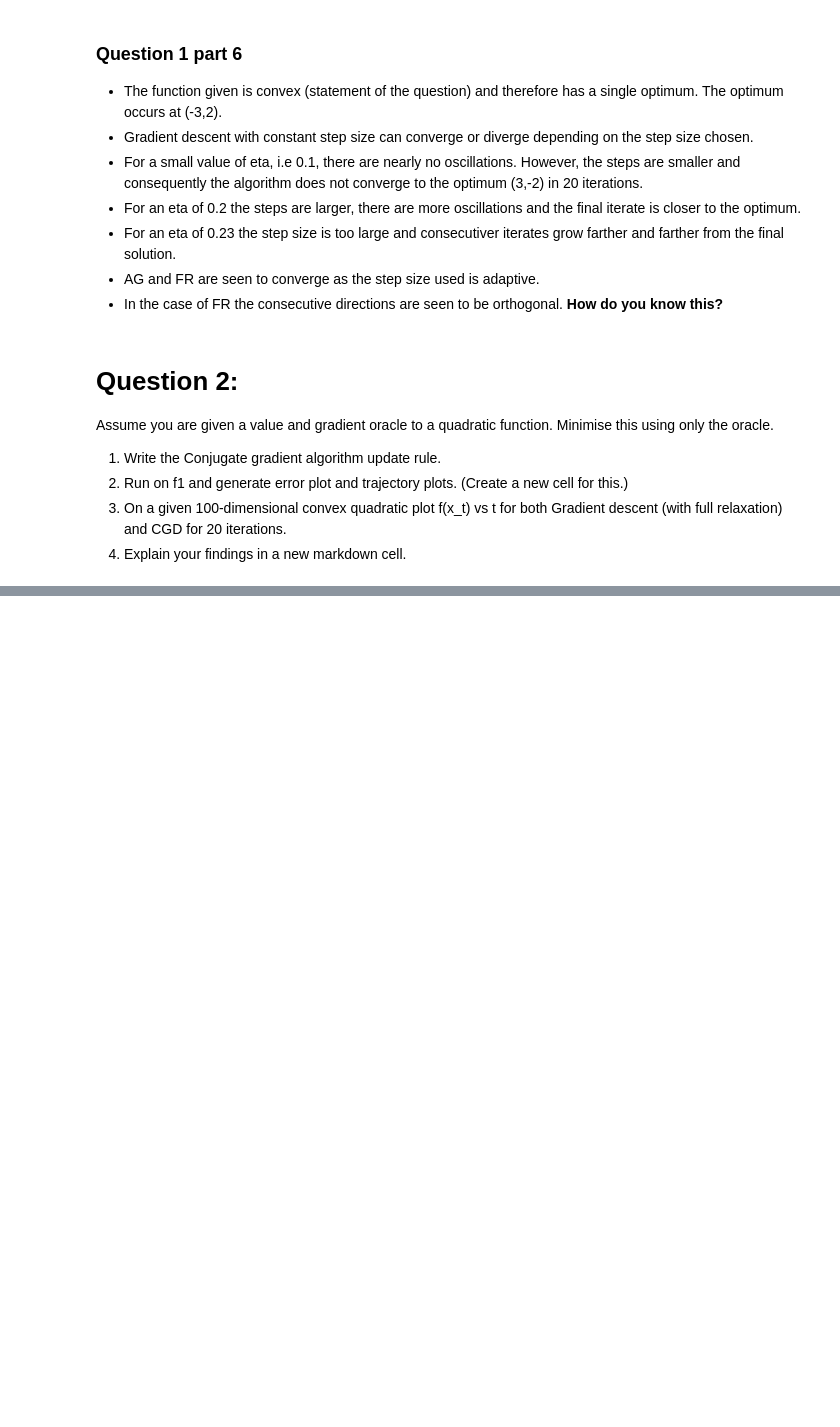
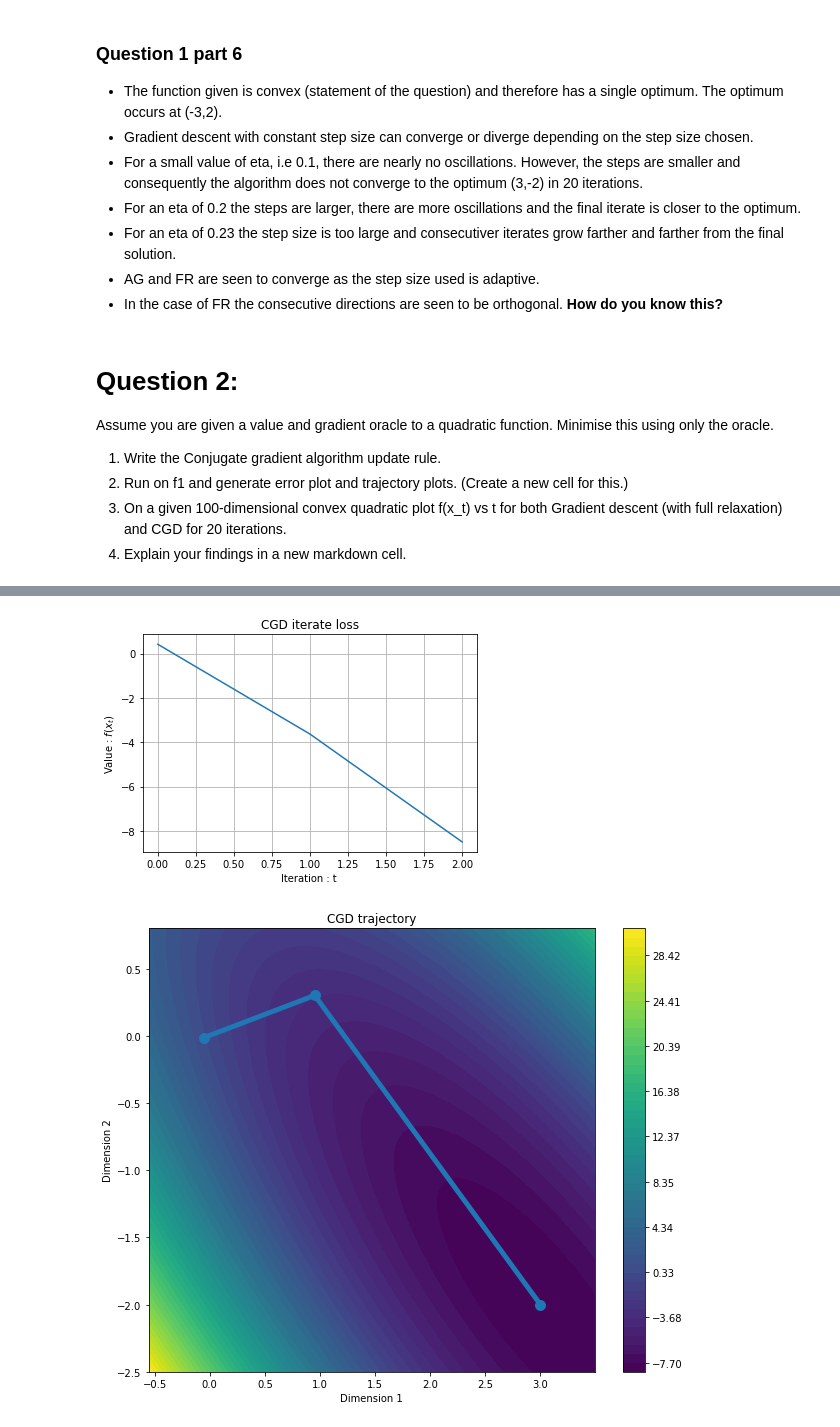
Before and after one commit to Milind-Blaze/CS5020_2019, a Jupyter notebook: PA_unconstrained_opt_student.ipynb, the cells around one changed output, grey strips where cells are left out. Saved outputs shown, nothing was run; the diff lists cells and outputs as text; code cells hidden in the pictures; blank space fills up the shorter version.

Commit message:
Complete the unconstrained optimization notebook
- Implement CGD
- Modify plotting for Question 2 part 3

```diff
--- a/PA_unconstrained_opt_student.ipynb
+++ b/PA_unconstrained_opt_student.ipynb
@@ -483,7 +501,31 @@ def CG_update(x_t, d_t):
     ~You are allowed one get_gradient call in this function.~
     Modified to three gradient calls according to the file upload on Nov 4.
     """
-    pass
+
+    # assuming that the function is quadratic
+    # computing alpha_t
+
+    # ONE GRADIENT CALL
+    grad_dt = get_gradient(d_t)
+    denominator = 2*(np.dot(d_t, grad_dt) - get_value(d_t))
+
+    # SECOND GRADIENT CALL
+    r_t = -1*(get_gradient(x_t))
+
+    numerator = np.dot(r_t, d_t)
+    alpha_t = numerator/denominator
+
+    # computing x_{t+1}
+    x_next = x_t + alpha_t*d_t
+
+    # THIRD GRADIENT CALL
+    r_next = -1*(get_gradient(x_next))
+
+    beta_next = np.dot(r_next, r_next)/ np.dot(r_t, r_t)
+
+    d_next = r_next + beta_next*d_t
+
+    return x_next, d_next
 # %%
 # Test function 1: Convex 2d- Quadratic
 n_dim = 2
@@ -513,24 +555,31 @@ def get_gradient(x):
 # %%
 # Question 2, part 2
 
 f_vals=[]
 x_list=[]
 
 x=np.zeros((n_dim))+np.random.randn(n_dim)*0.1
 d=-1*get_gradient(x)
 
 f_vals = []
-for t in range(20):
+
+# 2 iterations are sufficient for convergence
+# 3 iterations are used as values are appended to x_list
+# at the start of every iteration
+for t in range(3):
     x_list.append(x)
     f_vals.append(get_value(x))
     x, d = CG_update(x, d)
 x_list = np.array(x_list)
 
 
-plot_error_vs_iteration(f_vals, plt_title='GD iterate loss for eta='+str(eta))
+plot_error_vs_iteration(f_vals, plt_title='CGD iterate loss')
 
 if n_dim==2:
-    plot_trajectory(x_list, plt_title='GD trajectory with eta='+str(eta))
+    plot_trajectory(x_list, plt_title='CGD trajectory')
+# %% [output]
+[figure, added]
+[figure, added]
 # %%
 # Test function 3: Convex 100d- Quadratic
 n_dim = 100
```
Also changed, not shown: parts of 5 cells of this notebook.
